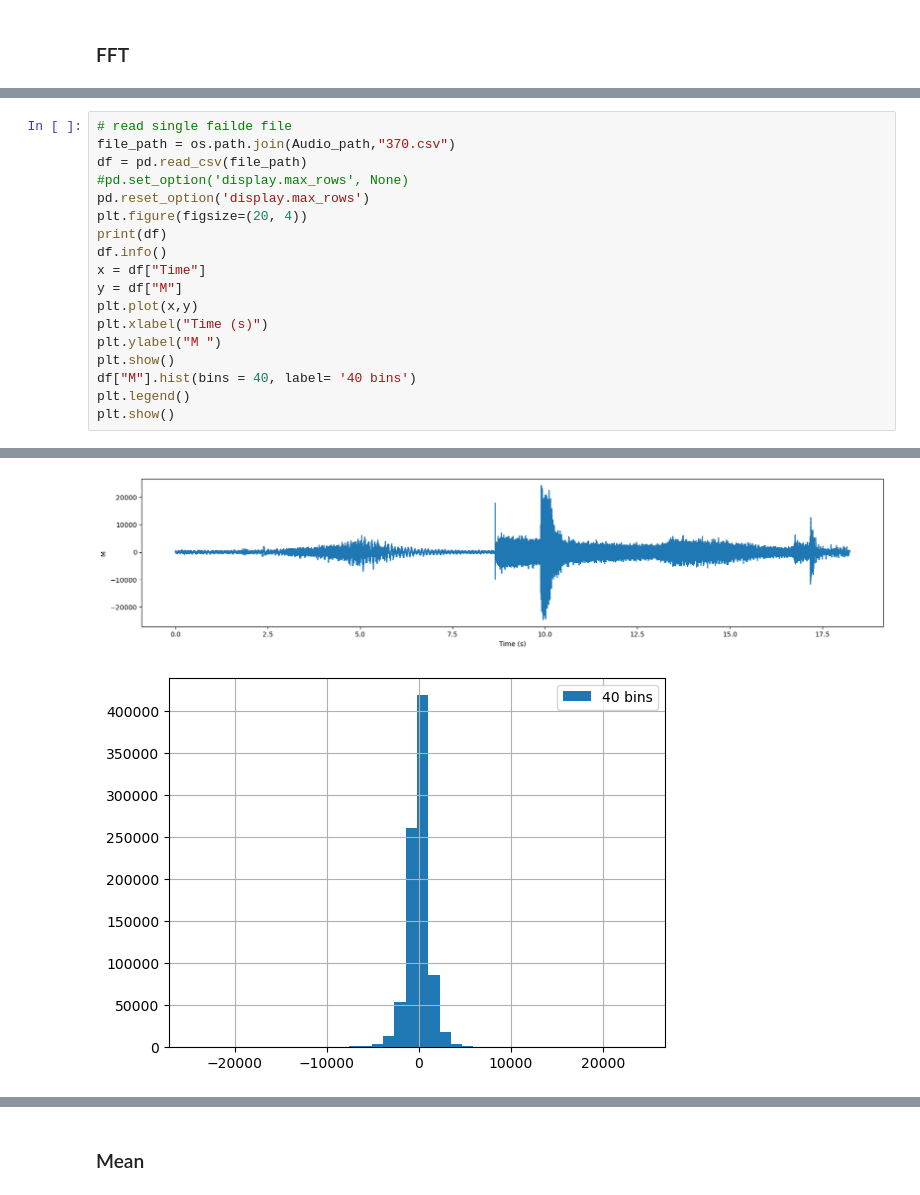
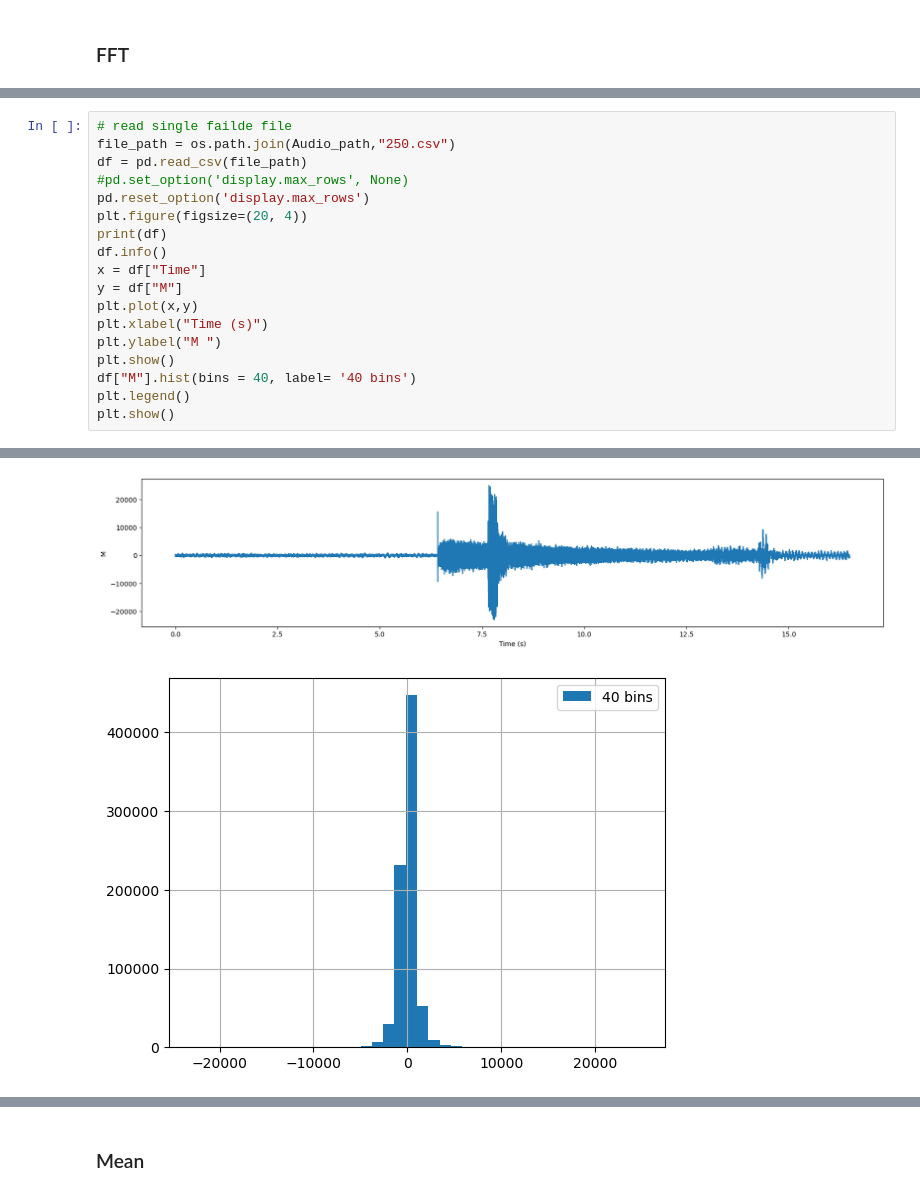
Before and after one commit to mingxin0532/Predictive-Quality-in-Additive-Manufacturing, a Jupyter notebook: PQAM.ipynb, the cells around one changed output, grey strips where cells are left out. Cells and saved outputs as stored; diff of their text form.

```diff
--- a/PQAM.ipynb
+++ b/PQAM.ipynb
@@ -255,6 +276,6 @@ print(peak_freq, mean_amp, max_amp)
 # %%
 # read single failde file
-file_path = os.path.join(Audio_path,"370.csv")
+file_path = os.path.join(Audio_path,"250.csv")
 df = pd.read_csv(file_path)
 #pd.set_option('display.max_rows', None)
 pd.reset_option('display.max_rows')
@@ -291,2 +312,2 @@ memory usage: 20.0 MB
-[figure, old version]
+[figure, new version]
-[figure, old version]
+[figure, new version]
```
Also changed, not shown: parts of 9 cells of this notebook.
